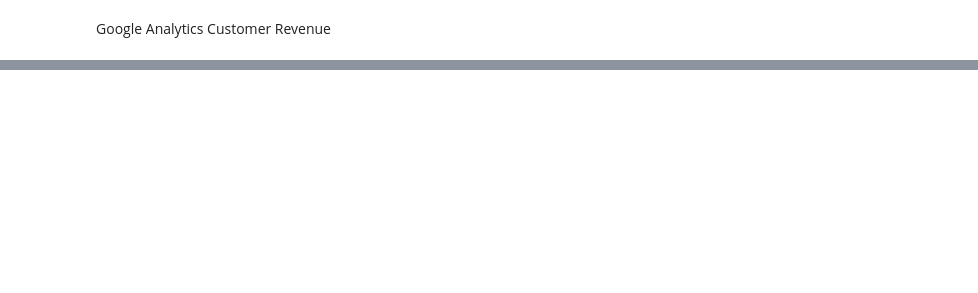
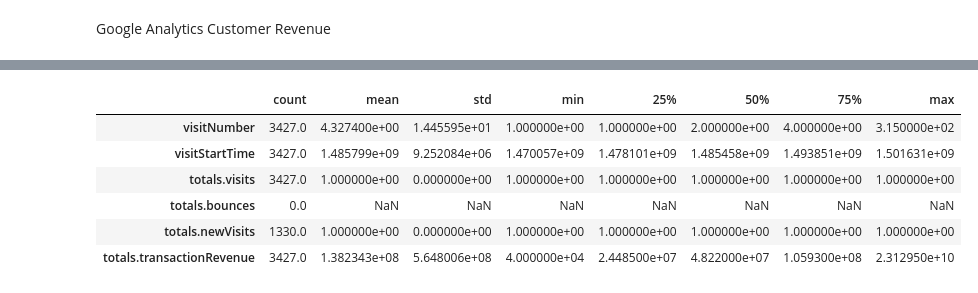
Before and after one commit to KARENCMP82/Python, a Jupyter notebook: GACR_Regresion_clase.ipynb, the cells around one changed output, grey strips where cells are left out. Cells and saved outputs as stored; diff of their text form; code cells hidden in the pictures; blank space fills up the shorter version.

```diff
--- a/GACR_Regresion_clase.ipynb
+++ b/GACR_Regresion_clase.ipynb
@@ -22,0 +95,2 @@ lluvia.head(20)
+# %%
+TARGET = 'totals.transactionRevenue'
@@ -22,0 +138,5 @@ lluvia.head(20)
+# %%
+#Funcion q diga todas las q tiene un solo unique
+constant_columns =[column for column in df.columns if df[column].nunique(dropna=False)==1]
+#hago la lista, reviso veo q esta correcto y despues elimino
+df.drop(constant_columns, axis=1, inplace=True)
@@ -22,0 +158,11 @@ lluvia.head(20)
+# %%
+df[df[TARGET].notnull()].describe().T
+#Los nulos son en realidad sin compra no son nulos reales.
+# %% [output]
+|  | count | mean | std | min | 25% | 50% | 75% | max |
+| visitNumber | 3427.0 | 4.327400e+00 | 1.445595e+01 | 1.000000e+00 | 1.000000e+00 | 2.000000e+00 | 4.000000e+00 | 3.150000e+02 |
+| visitStartTime | 3427.0 | 1.485799e+09 | 9.252084e+06 | 1.470057e+09 | 1.478101e+09 | 1.485458e+09 | 1.493851e+09 | 1.501631e+09 |
+| totals.visits | 3427.0 | 1.000000e+00 | 0.000000e+00 | 1.000000e+00 | 1.000000e+00 | 1.000000e+00 | 1.000000e+00 | 1.000000e+00 |
+| totals.bounces | 0.0 | NaN | NaN | NaN | NaN | NaN | NaN | NaN |
+| totals.newVisits | 1330.0 | 1.000000e+00 | 0.000000e+00 | 1.000000e+00 | 1.000000e+00 | 1.000000e+00 | 1.000000e+00 | 1.000000e+00 |
+| totals.transactionRevenue | 3427.0 | 1.382343e+08 | 5.648006e+08 | 4.000000e+04 | 2.448500e+07 | 4.822000e+07 | 1.059300e+08 | 2.312950e+10 |
```
Also changed, not shown: parts of 20 cells of this notebook.
